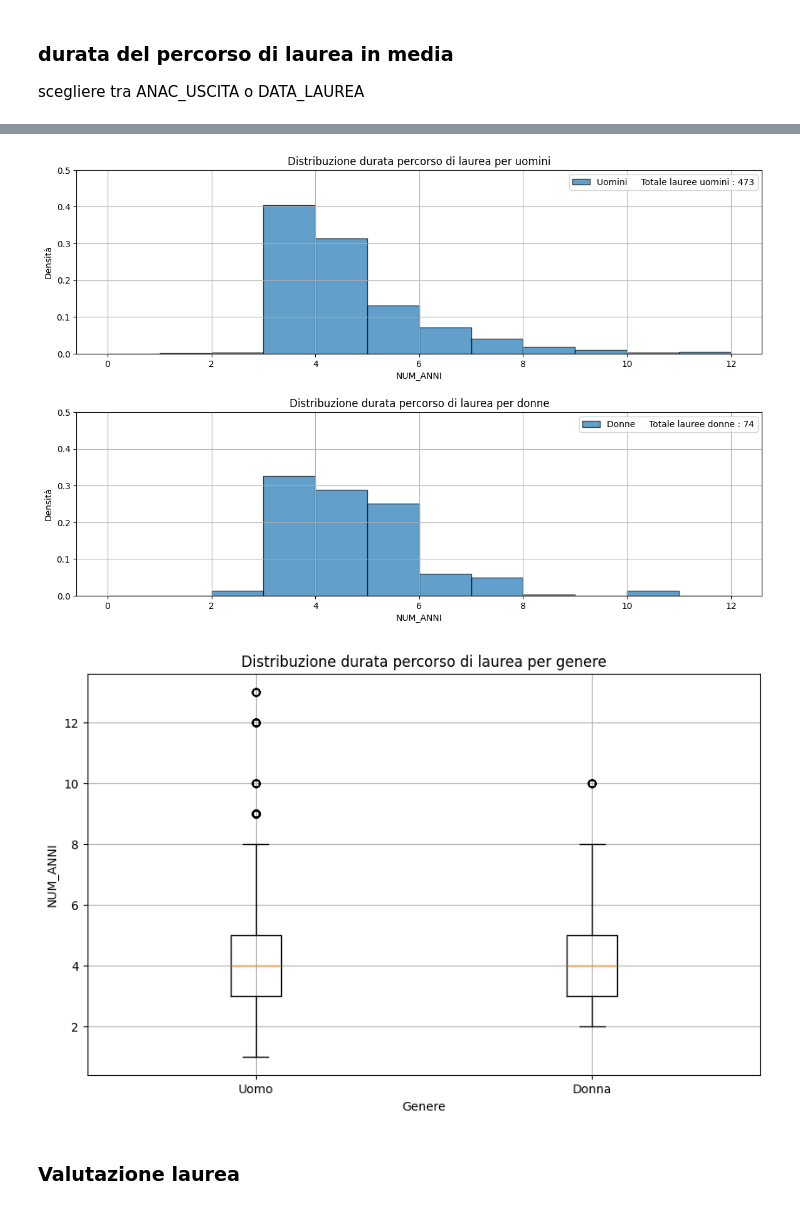
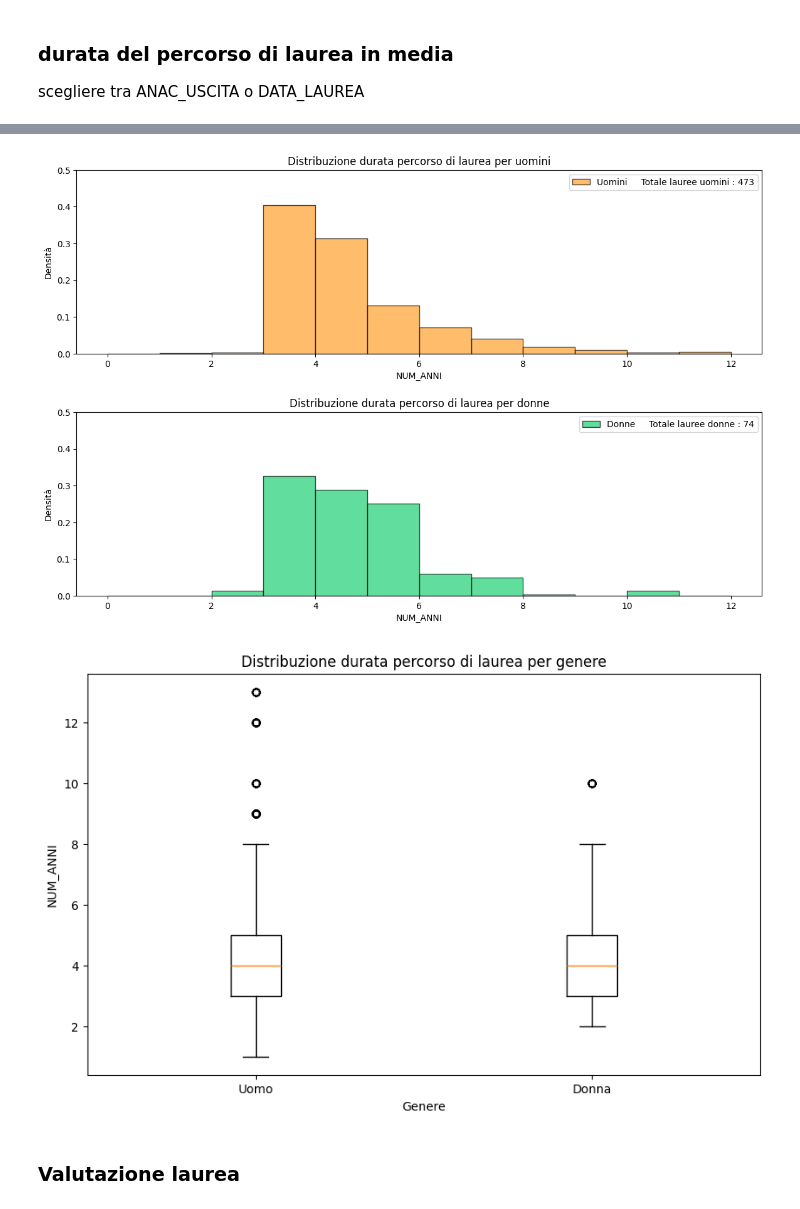
Before and after one commit to lallabelloni/Analisi-differenza-genere-Data-Science, a Jupyter notebook: progetto2.ipynb, the cells around one changed output, grey strips where cells are left out. Cells and saved outputs as stored; diff of their text form; code cells hidden in the pictures.

```diff
--- a/progetto2.ipynb
+++ b/progetto2.ipynb
@@ -569,40 +629,37 @@ plt.show()
 pt_anni_lauree = pt_vecchi.dropna(subset=['ANNO_LAUREA', 'ANAC_INGRESSO']).copy()
 pt_anni_lauree['NUM_ANNI'] = pt_anni_lauree['ANNO_LAUREA'] - pt_anni_lauree['ANAC_INGRESSO']
 gruppo_genere = pt_anni_lauree.groupby('GENERE')
 
 plt.figure(figsize=(12, 8))
 
 plt.subplot(2, 1, 1)
-plt.hist(gruppo_genere.get_group('M')['NUM_ANNI'], bins=12, range=(0, 12), alpha=0.7, label=f'Uomini     Totale lauree uomini : {totale_lauree_uomini}', edgecolor='black', density=True)
+plt.hist(gruppo_genere.get_group('M')['NUM_ANNI'], bins=12, range=(0, 12), alpha=0.7, label=f'Uomini     Totale lauree uomini : {totale_lauree_uomini}', edgecolor='black', density=True, color=colore_uomini)
 plt.title('Distribuzione durata percorso di laurea per uomini')
 plt.xlabel('NUM_ANNI')
 plt.ylabel('Densità')
 plt.ylim(0, 0.5)
 plt.legend()
-plt.grid(True)
 
 plt.subplot(2, 1, 2)
-plt.hist(gruppo_genere.get_group('F')['NUM_ANNI'], bins=12, range=(0, 12), alpha=0.7, label=f'Donne     Totale lauree donne : {totale_lauree_donne}', edgecolor='black', density=True)
+plt.hist(gruppo_genere.get_group('F')['NUM_ANNI'], bins=12, range=(0, 12), alpha=0.7, label=f'Donne     Totale lauree donne : {totale_lauree_donne}', edgecolor='black', density=True, color=colore_donne)
 plt.title('Distribuzione durata percorso di laurea per donne')
 plt.xlabel('NUM_ANNI')
 plt.ylabel('Densità')
 plt.ylim(0, 0.5)
 plt.legend()
-plt.grid(True)
 
 plt.tight_layout(pad=2.0)
 plt.show()
 
 plt.figure(figsize=(10, 6))
 plt.boxplot([gruppo_genere.get_group('M')['NUM_ANNI'], gruppo_genere.get_group('F')['NUM_ANNI']], labels=['Uomo', 'Donna'])
 plt.title('Distribuzione durata percorso di laurea per genere')
 plt.xlabel('Genere')
 plt.ylabel('NUM_ANNI')
-plt.grid(True)
 plt.show()
 # %% [output]
-[figure, old version]
+[figure, new version]
-[figure, old version]
+[figure, new version]
 # %% [markdown]
 ### Valutazione laurea
 # %%
```
Also changed, not shown: parts of 17 cells of this notebook, 1 other file.
